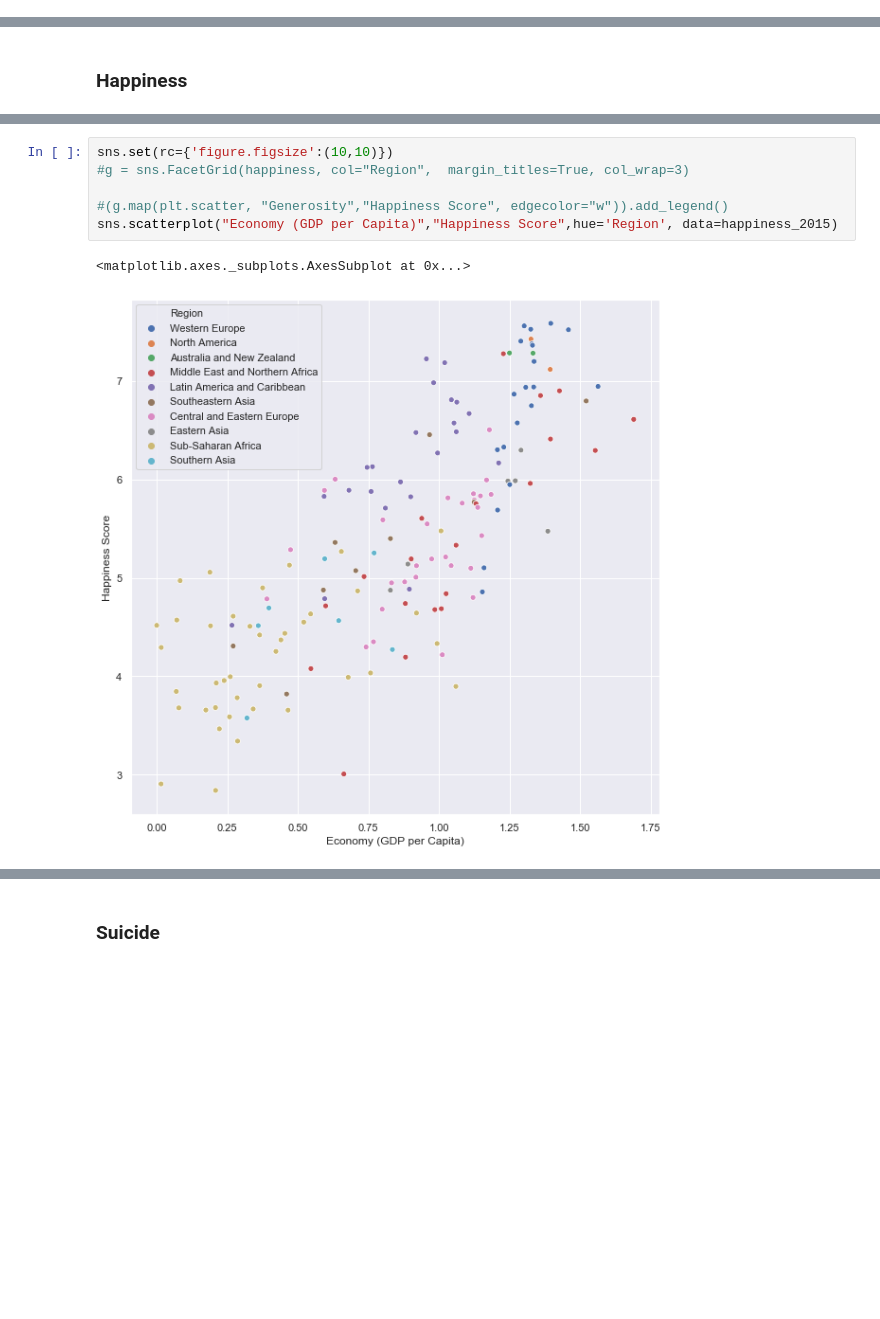
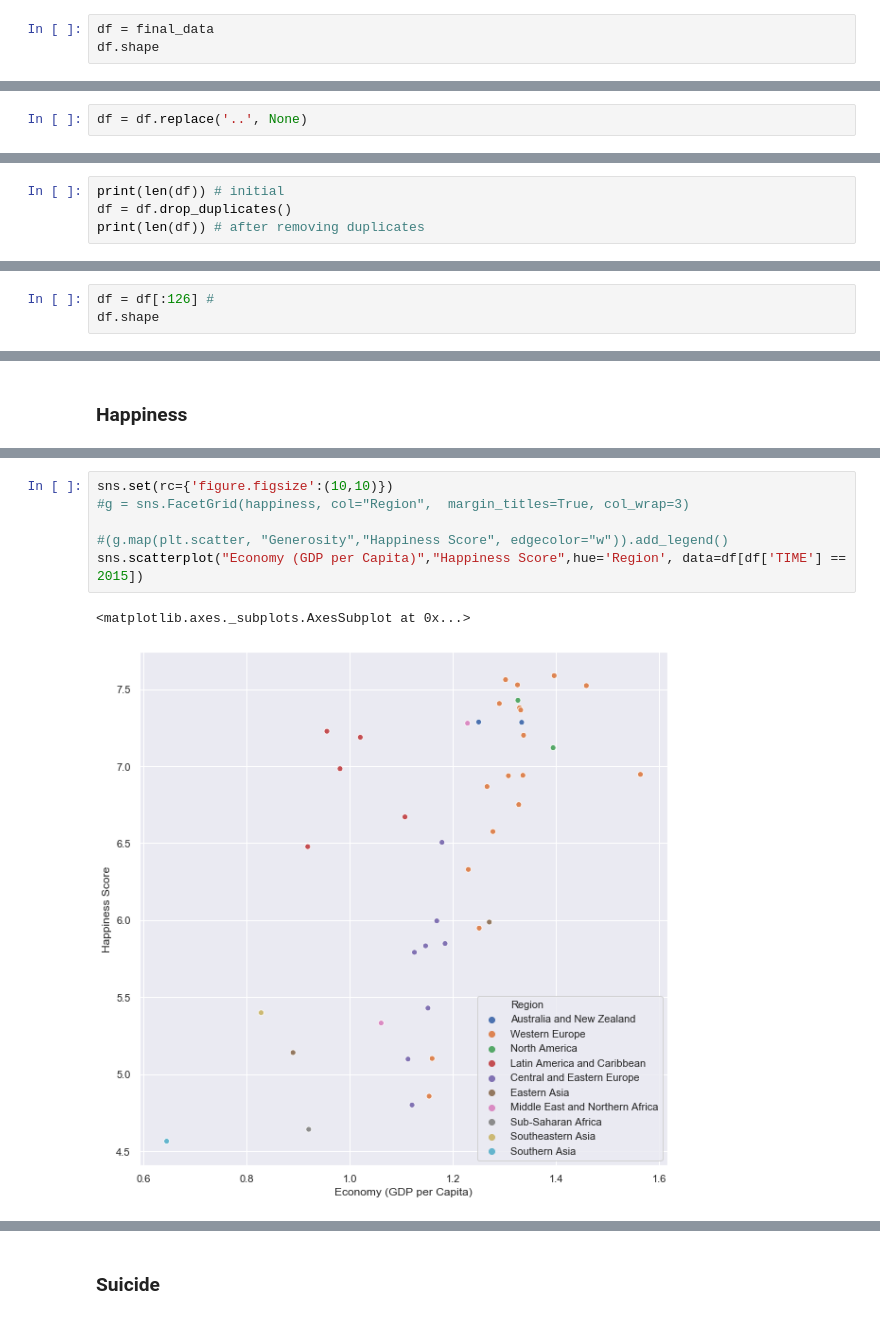
Before and after one commit to YiranJing/Health_and_Happiness_Study, a Jupyter notebook: notebook/Stage_1_Data_Process.ipynb, the cells around one changed output, grey strips where cells are left out. Cells and saved outputs as stored; diff of their text form; blank space fills up the shorter version.

```diff
--- a/notebook/Stage_1_Data_Process.ipynb
+++ b/notebook/Stage_1_Data_Process.ipynb
@@ -375,0 +408,3 @@ final_data.head()
+# %%
+df = final_data
+df.shape
@@ -375,0 +426,2 @@ final_data.head()
+# %%
+df = df.replace('..', None)
@@ -397,0 +482,4 @@ memory usage: 19.6+ KB
+# %%
+print(len(df)) # initial
+df = df.drop_duplicates()
+print(len(df)) # after removing duplicates
@@ -397,0 +542,3 @@ memory usage: 19.6+ KB
+# %%
+df = df[:126] #
+df.shape
@@ -412,9 +611,9 @@ happiness_dr['Happiness Rank'].plot(kind='barh', title='Happiness Rank 2015 for
 # %%
 sns.set(rc={'figure.figsize':(10,10)})
 #g = sns.FacetGrid(happiness, col="Region",  margin_titles=True, col_wrap=3)
 
 #(g.map(plt.scatter, "Generosity","Happiness Score", edgecolor="w")).add_legend()
-sns.scatterplot("Economy (GDP per Capita)","Happiness Score",hue='Region', data=happiness_2015)
+sns.scatterplot("Economy (GDP per Capita)","Happiness Score",hue='Region', data=df[df['TIME'] == 2015])
 # %% [output]
 <matplotlib.axes._subplots.AxesSubplot at 0x...>
-[figure, old version]
+[figure, new version]
```
Also changed, not shown: parts of 40 cells of this notebook.
